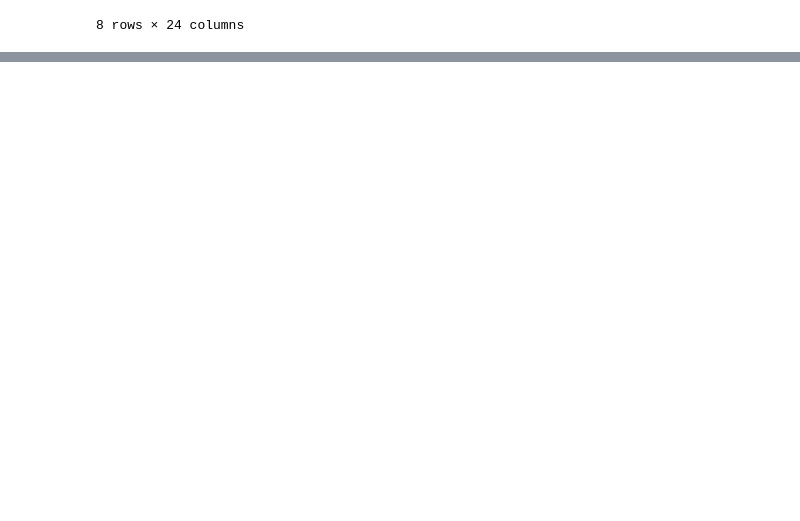
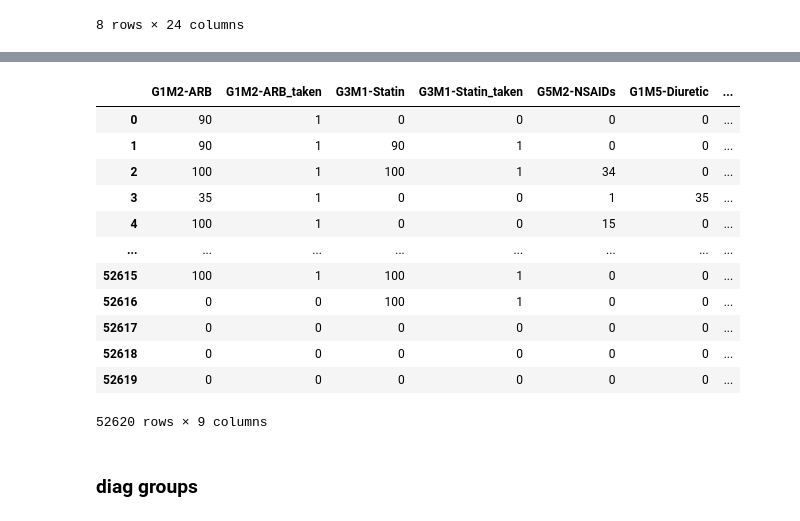
Before and after one commit to Aomaphisara/ULckdresearch2023, a Jupyter notebook: Association_rule.ipynb, the cells around one changed output, grey strips where cells are left out. Drawn from its saved outputs; the diff is of its cells as text; code cells hidden in the pictures; blank space fills up the shorter version.

```diff
--- a/Association_rule.ipynb
+++ b/Association_rule.ipynb
@@ -421,0 +929,18 @@ drug.describe()
+# %%
+import pandas as pd
+
+# คอลัมน์ของยาทั้งหมด
+drug_columns = ['G1M2-ARB', 'G3M1-Statin', 'G5M2-NSAIDs', 'G1M5-Diuretic', 'G1M7-Beta-blocker',
+                'G1M3-Dihydropyridine-CCB', 'G1M6-MRA', 'G1M1-ACEI', 'G2M2-Metformin',
+                'G2M3-DPP4-inhibitor', 'G2M1-SU', 'G3M3-Fibrate', 'G2M5-SGLT2i',
+                'G4M1-Allopurinol', 'G1M9-Vasodilator', 'G1M8-Alpha-blocker',
+                'G2M6-Insulin', 'G2M4-TZD', 'G4M2-Febuxostat', 'G3M2-Ezetimibe',
+                'G1M4-Non-dihydropyridine-CCB', 'G5M1-Ketoanalog-amino-acid',
+                'G2M7-GLP1-RA', 'G4M3-Uricosuric-agent']
+
+# สร้างคอลัมน์ใหม่สำหรับแต่ละยาที่ระบุว่าคนไข้กินหรือไม่กิน
+for col in drug_columns:
+    df_selected[col + '_taken'] = (df_selected[col] > 0).astype(int)
+
+# ตัวอย่างผลลัพธ์
+df_selected.head()  # แสดงข้อมูลบางส่วนของ DataFrame ที่ปรับแล้ว
@@ -422 +955,20 @@ drug.describe()
+# %%
+df_selected[['G1M2-ARB','G1M2-ARB_taken','G3M1-Statin', 'G3M1-Statin_taken',
+       'G5M2-NSAIDs','G1M5-Diuretic','G5M2-NSAIDs_taken','G1M5-Diuretic', 'G1M5-Diuretic_taken']]
+# %% [output]
+|  | G1M2-ARB | G1M2-ARB_taken | G3M1-Statin | G3M1-Statin_taken | G5M2-NSAIDs | G1M5-Diuretic | ... |
+| 0 | 90 | 1 | 0 | 0 | 0 | 0 | ... |
+| 1 | 90 | 1 | 90 | 1 | 0 | 0 | ... |
+| 2 | 100 | 1 | 100 | 1 | 34 | 0 | ... |
+| 3 | 35 | 1 | 0 | 0 | 1 | 35 | ... |
+| 4 | 100 | 1 | 0 | 0 | 15 | 0 | ... |
+| ... | ... | ... | ... | ... | ... | ... | ... |
+| 52615 | 100 | 1 | 100 | 1 | 0 | 0 | ... |
+| 52616 | 0 | 0 | 100 | 1 | 0 | 0 | ... |
+| 52617 | 0 | 0 | 0 | 0 | 0 | 0 | ... |
+| 52618 | 0 | 0 | 0 | 0 | 0 | 0 | ... |
+| 52619 | 0 | 0 | 0 | 0 | 0 | 0 | ... |
+52620 rows × 9 columns
+# %% [markdown]
+### diag groups
 # %%
```
Also changed, not shown: parts of 123 cells of this notebook.
